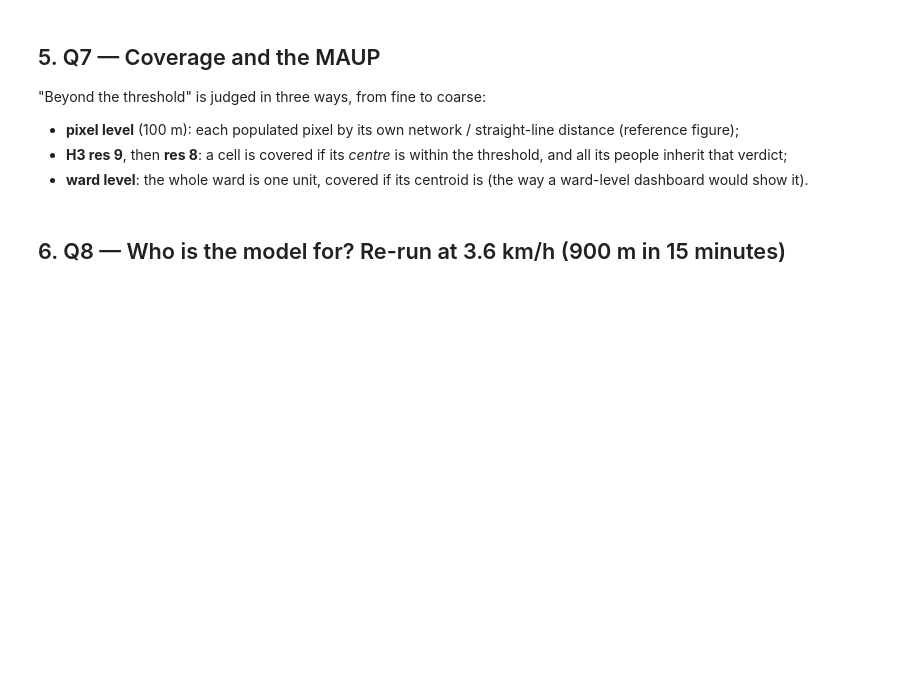
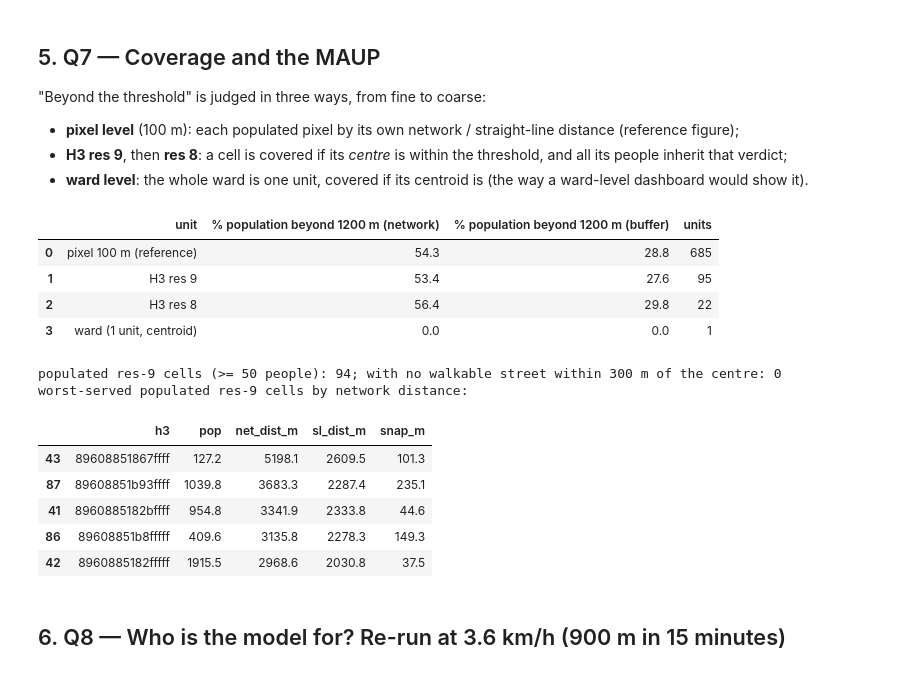
Before and after one commit to Amrtyu29/pune-pg-webgis, a Jupyter notebook: analysis/02_isochrones_h3.ipynb, the cells around one changed output. Drawn from its saved outputs; the diff is of its cells as text; code cells hidden in the pictures; blank space fills up the shorter version.

```diff
--- a/analysis/02_isochrones_h3.ipynb
+++ b/analysis/02_isochrones_h3.ipynb
@@ -173,11 +214,13 @@ print(f"WorldPop pixels with people in the window: {len(pop_pts):,}; inside the
 px, py = pop_pts_ward.geometry.x.values, pop_pts_ward.geometry.y.values
 pnodes, psnap = ox.distance.nearest_nodes(Gu, px, py, return_dist=True)
 pop_pts_ward["net_dist_m"] = [np.inf if s > SNAP_MAX_M else dist_to_service.get(n, np.inf) + s for n, s in zip(pnodes, psnap)]
-pop_pts_ward["sl_dist_m"] = pop_pts_ward.geometry.distance(services_u.geometry.values[svc_tree.nearest(pop_pts_ward.geometry.values)])
+pop_pts_ward["sl_dist_m"] = shapely.distance(pop_pts_ward.geometry.values, services_u.geometry.values[svc_tree.nearest(pop_pts_ward.geometry.values)])
 
 def add_pop(hu):
-    j = gpd.sjoin(pop_pts_ward[["pop", "geometry"]], hu[["h3", "geometry"]], predicate="within")
-    s = j.groupby("h3")["pop"].sum()
+    # assign each pixel to its H3 cell by index (exact, no geometry tolerance issues at cell edges)
+    pts4326 = pop_pts_ward.to_crs(4326)
+    cell_of_pixel = [h3.latlng_to_cell(p.y, p.x, int(hu["res"].iloc[0])) for p in pts4326.geometry]
+    s = pd.Series(pop_pts_ward["pop"].values, index=cell_of_pixel).groupby(level=0).sum()
     hu["pop"] = hu["h3"].map(s).fillna(0).round(1)
     return hu
 hex8_u = add_pop(hex8_u)
@@ -194,27 +240,48 @@ print("population summed over cells: res 8 = %.0f, res 9 = %.0f" % (hex8_u["pop"
 # %%
 total = pop_pts_ward["pop"].sum()
 def share_beyond(mask_series, pop_series):
     return 100 * pop_series[mask_series].sum() / pop_series.sum()
 
 rows = []
 rows.append(("pixel 100 m (reference)", share_beyond(pop_pts_ward.net_dist_m > THRESH_M, pop_pts_ward["pop"]),
              share_beyond(pop_pts_ward.sl_dist_m > THRESH_M, pop_pts_ward["pop"]), len(pop_pts_ward)))
 for name, hu in (("H3 res 9", hex9_u), ("H3 res 8", hex8_u)):
     rows.append((name, share_beyond(~hu.covered_net_15, hu["pop"]), share_beyond(~hu.covered_buf_15, hu["pop"]), len(hu)))
 # ward as one unit: its centroid
 wc = ward.centroid
 wn, ws = ox.distance.nearest_nodes(Gu, wc.x, wc.y, return_dist=True)
 ward_net = dist_to_service.get(wn, np.inf) + ws
 rows.append(("ward (1 unit, centroid)", 100.0 if ward_net > THRESH_M else 0.0,
              100.0 if wc.distance(services_u.geometry.values[svc_tree.nearest(wc)]) > THRESH_M else 0.0, 1))
 q7 = pd.DataFrame(rows, columns=["unit", "% population beyond 1200 m (network)", "% population beyond 1200 m (buffer)", "units"])
 display(q7.round(1))
 
-worst = hex9_u[hex9_u["pop"] >= 50].sort_values("net_dist_m", ascending=False).head(5)
-print("worst-served populated res-9 cells (>= 50 people):")
+populated = hex9_u[hex9_u["pop"] >= 50]
+no_street = populated[~np.isfinite(populated.net_dist_m)]
+worst = populated[np.isfinite(populated.net_dist_m)].sort_values("net_dist_m", ascending=False).head(5)
+print(f"populated res-9 cells (>= 50 people): {len(populated)}; with no walkable street within {SNAP_MAX_M} m of the centre: {len(no_street)}")
+if len(no_street):
+    display(no_street[["h3", "pop", "snap_m", "sl_dist_m"]])
+print("worst-served populated res-9 cells by network distance:")
 display(worst[["h3", "pop", "net_dist_m", "sl_dist_m", "snap_m"]])
 q7_json = {"total_pop": float(total), "table": q7.round(2).to_dict(orient="records"),
-           "worst_cell_r9": worst.iloc[0]["h3"], "worst_cell_r9_pop": float(worst.iloc[0]["pop"]), "worst_cell_r9_net_m": float(worst.iloc[0]["net_dist_m"])}
+           "worst_cell_r9": worst.iloc[0]["h3"], "worst_cell_r9_pop": float(worst.iloc[0]["pop"]), "worst_cell_r9_net_m": float(worst.iloc[0]["net_dist_m"]),
+           "worst_cell_r9_sl_m": float(worst.iloc[0]["sl_dist_m"]),
+           "no_street_cells_r9": [(r.h3, float(r["pop"]), float(r.snap_m)) for _, r in no_street.iterrows()]}
+# %% [output]
+|  | unit | % population beyond 1200 m (network) | % population beyond 1200 m (buffer) | units |
+| 0 | pixel 100 m (reference) | 54.3 | 28.8 | 685 |
+| 1 | H3 res 9 | 53.4 | 27.6 | 95 |
+| 2 | H3 res 8 | 56.4 | 29.8 | 22 |
+| 3 | ward (1 unit, centroid) | 0.0 | 0.0 | 1 |
+populated res-9 cells (>= 50 people): 94; with no walkable street within 300 m of the centre: 0
+worst-served populated res-9 cells by network distance:
+|  | h3 | pop | net_dist_m | sl_dist_m | snap_m |
+| 43 | 89608851867ffff | 127.2 | 5198.1 | 2609.5 | 101.3 |
+| 87 | 89608851b93ffff | 1039.8 | 3683.3 | 2287.4 | 235.1 |
+| 41 | 8960885182bffff | 954.8 | 3341.9 | 2333.8 | 44.6 |
+| 86 | 89608851b8fffff | 409.6 | 3135.8 | 2278.3 | 149.3 |
+| 42 | 8960885182fffff | 1915.5 | 2968.6 | 2030.8 | 37.5 |
 # %% [markdown]
 ## 6. Q8 — Who is the model for? Re-run at 3.6 km/h (900 m in 15 minutes)
 # %%
```
Also changed, not shown: parts of 10 cells of this notebook, 7 other files.
